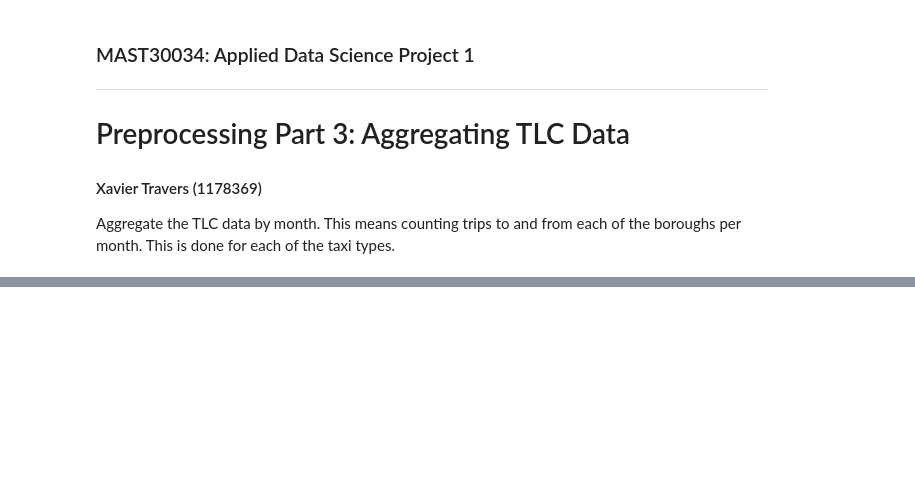
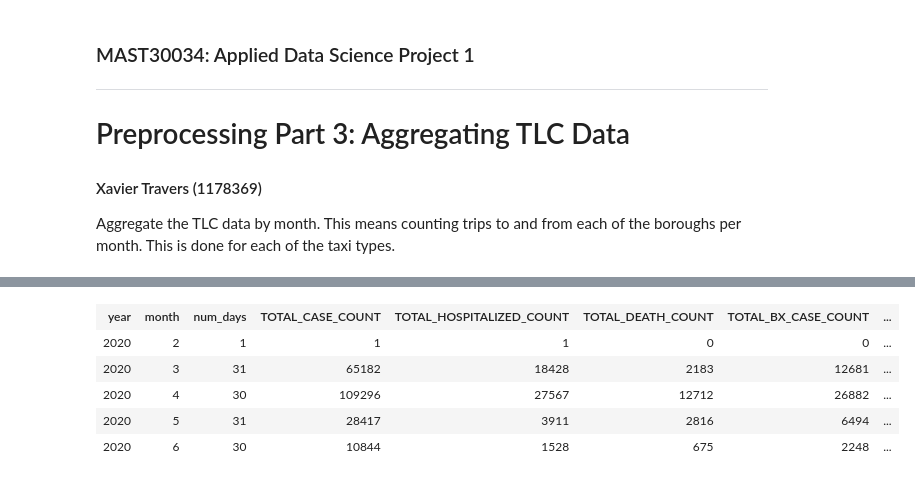
Before and after one commit to MAST30034-Applied-Data-Science/mast30034-project-1-DigitalData, a Jupyter notebook: notebooks/preprocessing_part_3_aggregation.ipynb, the cells around one changed output, grey strips where cells are left out. Drawn from its saved outputs; the diff is of its cells as text; code cells hidden in the pictures; blank space fills up the shorter version.

```diff
--- a/notebooks/preprocessing_part_3_aggregation.ipynb
+++ b/notebooks/preprocessing_part_3_aggregation.ipynb
@@ -274,0 +365,38 @@ Scaling row group sizes to 89.06% for 8 writers
+# %%
+# generate the list of columns I want
+from itertools import product
+
+COL_AGGREGATES = []
+for pref, suff in product(BOROUGH_PREFIXES.keys(), COL_SUFFIXES):
+    col_name = pref + suff
+    COL_AGGREGATES.append(col_name)
+# %%
+# now define the aggregation groups
+COL_GROUPS = [
+    'year',
+    'month'
+]
+# %%
+# chosen columns to send in the db
+COL_CHOSEN = COL_GROUPS + COL_AGGREGATES
+# %%
+# select only these columns from the covid dataset
+covid_df = covid_df.select(COL_CHOSEN)
+# %%
+grouped_df = covid_df.groupBy(COL_GROUPS)
+
+aggregated_rows = grouped_df.agg(
+    F.count('*').alias('num_days'),
+    *[F.sum(chosen).alias(f'TOTAL_{chosen}') for chosen in COL_AGGREGATES],
+    *[F.avg(chosen).alias(f'AVG_{chosen}') for chosen in COL_AGGREGATES]
+).collect()
+
+aggregated_df = spark.createDataFrame(aggregated_rows).sort('year', 'month')
+aggregated_df.limit(5)
+# %% [output]
+| year | month | num_days | TOTAL_CASE_COUNT | TOTAL_HOSPITALIZED_COUNT | TOTAL_DEATH_COUNT | TOTAL_BX_CASE_COUNT | ... |
+| 2020 | 2 | 1 | 1 | 1 | 0 | 0 | ... |
+| 2020 | 3 | 31 | 65182 | 18428 | 2183 | 12681 | ... |
+| 2020 | 4 | 30 | 109296 | 27567 | 12712 | 26882 | ... |
+| 2020 | 5 | 31 | 28417 | 3911 | 2816 | 6494 | ... |
+| 2020 | 6 | 30 | 10844 | 1528 | 675 | 2248 | ... |
```
Also changed, not shown: parts of 12 cells of this notebook, 3 other files.
